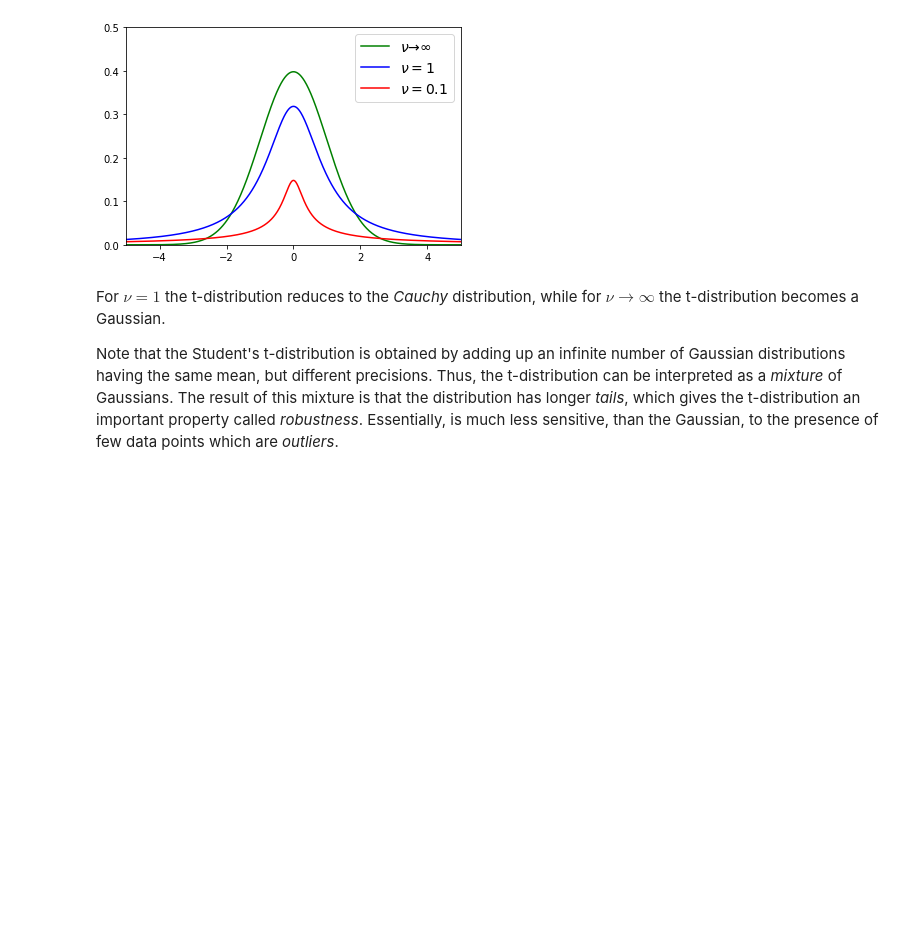
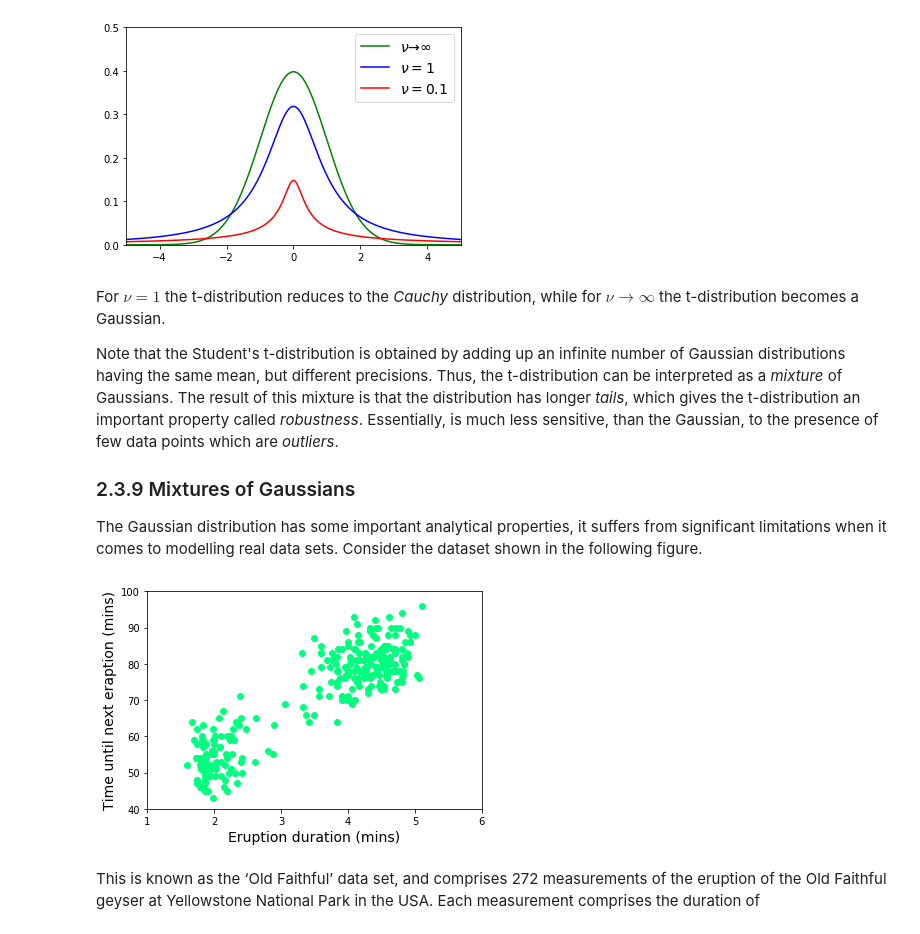
Before and after one commit to vagmcs/PRML, a Jupyter notebook: notebooks/ch2_probability_distributions.ipynb, the cells around one changed output. Cells and saved outputs as stored; diff of their text form; code cells hidden in the pictures; blank space fills up the shorter version.

Commit message:
feat(chapter2): Notes on mixtures of Gaussian

```diff
--- a/notebooks/ch2_probability_distributions.ipynb
+++ b/notebooks/ch2_probability_distributions.ipynb
@@ -1160,3 +1160,17 @@ plt.show()
 For $\nu=1$ the t-distribution reduces to the *Cauchy* distribution, while for $\nu\to\infty$ the t-distribution becomes a Gaussian.
 
 Note that the Student's t-distribution is obtained by adding up an infinite number of Gaussian distributions having the same mean, but different precisions. Thus, the t-distribution can be interpreted as a *mixture* of Gaussians. The result of this mixture is that the distribution has longer *tails*, which gives the t-distribution an important property called *robustness*. Essentially, is much less sensitive, than the Gaussian, to the presence of few data points which are *outliers*.
+
+### 2.3.9 Mixtures of Gaussians
+
+The Gaussian distribution has some important analytical properties, it suffers from significant limitations when it comes to modelling real data sets. Consider the dataset shown in the following figure.
+# %%
+old_faithful = np.genfromtxt("../datasets/old_faithful.csv", dtype=float, delimiter=',', skip_header=1)
+plt.scatter(old_faithful[:,:1], old_faithful[:,1:2], color='springgreen')
+plt.xlim(1, 6); plt.ylim(40, 100)
+plt.xlabel('Eruption duration (mins)', fontsize=14); plt.ylabel('Time until next eraption (mins)', fontsize=14)
+plt.show()
+# %% [output]
+[figure, added]
+# %% [markdown]
+This is known as the ‘Old Faithful’ data set, and comprises 272 measurements of the eruption of the Old Faithful geyser at Yellowstone National Park in the USA. Each measurement comprises the duration of
```
Also changed, not shown: parts of 2 cells of this notebook.
